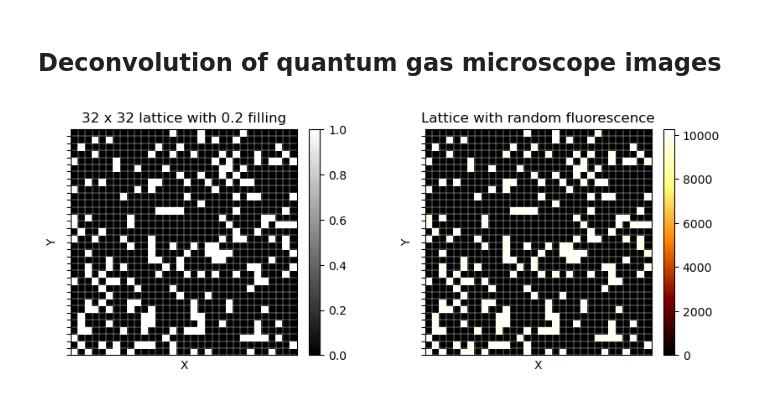
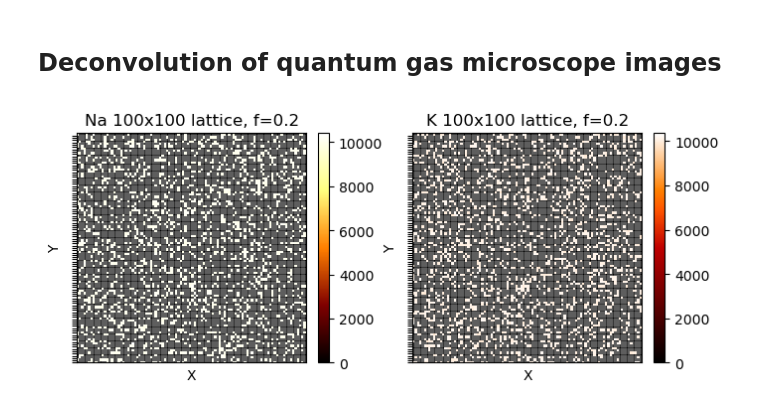
Before and after one commit to huanium/huanium, a Jupyter notebook: MIT_PhD/Fermi1/Fermi1 Calculator/Fermi1_Calculator_4_lattice_image.ipynb, the cells around one changed output. Saved outputs shown, nothing was run; the diff lists cells and outputs as text; code cells hidden in the pictures.

Commit message:
lattice images

```diff
--- a/MIT_PhD/Fermi1/Fermi1 Calculator/Fermi1_Calculator_4_lattice_image.ipynb
+++ b/MIT_PhD/Fermi1/Fermi1 Calculator/Fermi1_Calculator_4_lattice_image.ipynb
@@ -619,0 +955,17 @@ snr = np.sum(fluo_intensity) / (np.sum(lattice) * sigmaBG)
+# %%
+# initialize lattice
+lattice_Na = np.random.choice([0, 1], size=(lattice_size, lattice_size), p=[1-filling_fraction, filling_fraction])
+lattice_K  = np.random.choice([0, 1], size=(lattice_size, lattice_size), p=[1-filling_fraction, filling_fraction])
+
+# randomize fluoresence intensity
+fluo_intensity_Na = np.random.poisson(typ_fluo_level_per_site, size=(lattice_size, lattice_size)) * lattice_Na
+fluo_intensity_K  = np.random.poisson(typ_fluo_level_per_site, size=(lattice_size, lattice_size)) * lattice_K
+
+# convert into real-space lattice, with padding by 1 lattice constant
+real_space_lattice_Na = np.zeros((len(x_nm_lattice), len(y_nm_lattice)))
+real_space_lattice_Na[round(pixels_per_site*(1/2+lattice_padding//2)):-pixels_per_site*lattice_padding//2:pixels_per_site,
+                      round(pixels_per_site*(1/2+lattice_padding//2)):-pixels_per_site*lattice_padding//2:pixels_per_site] = np.multiply(lattice_Na,fluo_intensity_Na)
+
+real_space_lattice_K  = np.zeros((len(x_nm_lattice), len(y_nm_lattice)))
+real_space_lattice_K[round(pixels_per_site*(1/2+lattice_padding//2)):-pixels_per_site*lattice_padding//2:pixels_per_site,
+                     round(pixels_per_site*(1/2+lattice_padding//2)):-pixels_per_site*lattice_padding//2:pixels_per_site] = np.multiply(lattice_K,fluo_intensity_K)
@@ -620,41 +996,33 @@ snr = np.sum(fluo_intensity) / (np.sum(lattice) * sigmaBG)
 # %%
-# show lattice and lattice with peak fluorescence intensity
-fig, ax = plt.subplots(nrows=1, ncols=2, figsize=(10, 3.5))
-ax0 = ax[0].pcolor(lattice, cmap='gray')
+# show lattices
+fig, ax = plt.subplots(nrows=1, ncols=2, figsize=(8, 3))
+
+# Na lattice
+ax0 = ax[0].pcolor(fluo_intensity_Na, cmap='afmhot') # can also do lattice_Na
 ax[0].axis('square')
-ax[0].set_title(f'{lattice_size} x {lattice_size} lattice with {filling_fraction} filling')
+ax[0].set_title(f'Na {lattice_size}x{lattice_size} lattice, f={filling_fraction}')
 ax[0].set_xticks(np.arange(0, lattice_size), ['']*lattice_size)
 ax[0].set_yticks(np.arange(0, lattice_size), ['']*lattice_size)
 ax[0].grid(color = 'white', linewidth = 0.3)
-ax[0].tick_params(
-    axis='x',          # changes apply to the x-axis
-    bottom=False,      # ticks along the bottom edge are off
-    labelbottom=False) # labels along the bottom edge are off
-ax[0].tick_params(
-    axis='y',          # changes apply to the x-axis
-    bottom=False,      # ticks along the bottom edge are off
-    labelbottom=False) # labels along the bottom edge are off
 ax[0].set_xlabel('X')
 ax[0].set_ylabel('Y')
+ax[0].tick_params(axis='x', bottom=False, labelbottom=False)
+ax[0].tick_params(axis='y', bottom=False, labelbottom=False)
 fig.colorbar(ax0, fraction=0.046, pad=0.04, ax=ax[0])
-ax1 = ax[1].pcolor(fluo_intensity, cmap='afmhot')
+
+# K lattice
+ax1 = ax[1].pcolor(fluo_intensity_K, cmap='gist_heat') # can also do lattice_K
 ax[1].axis('square')
-ax[1].set_title(f'Lattice with random fluorescence')
+ax[1].set_title(f'K {lattice_size}x{lattice_size} lattice, f={filling_fraction}')
 ax[1].set_xticks(np.arange(0, lattice_size), ['']*lattice_size)
 ax[1].set_yticks(np.arange(0, lattice_size), ['']*lattice_size)
 ax[1].grid(color = 'white', linewidth = 0.3)
 ax[1].set_xlabel('X')
 ax[1].set_ylabel('Y')
-ax[1].tick_params(
-    axis='x',          # changes apply to the x-axis
-    bottom=False,      # ticks along the bottom edge are off
-    labelbottom=False) # labels along the bottom edge are off
-ax[1].tick_params(
-    axis='y',          # changes apply to the x-axis
-    bottom=False,      # ticks along the bottom edge are off
-    labelbottom=False) # labels along the bottom edge are off
+ax[1].tick_params(axis='x', bottom=False, labelbottom=False)
+ax[1].tick_params(axis='y', bottom=False, labelbottom=False)
 fig.colorbar(ax1, fraction=0.046, pad=0.04, ax=ax[1])
 plt.show()
 # %% [output]
-[figure, old version]
+[figure, new version]
 # %%
```
Also changed, not shown: parts of 43 cells of this notebook, 9 other files.
